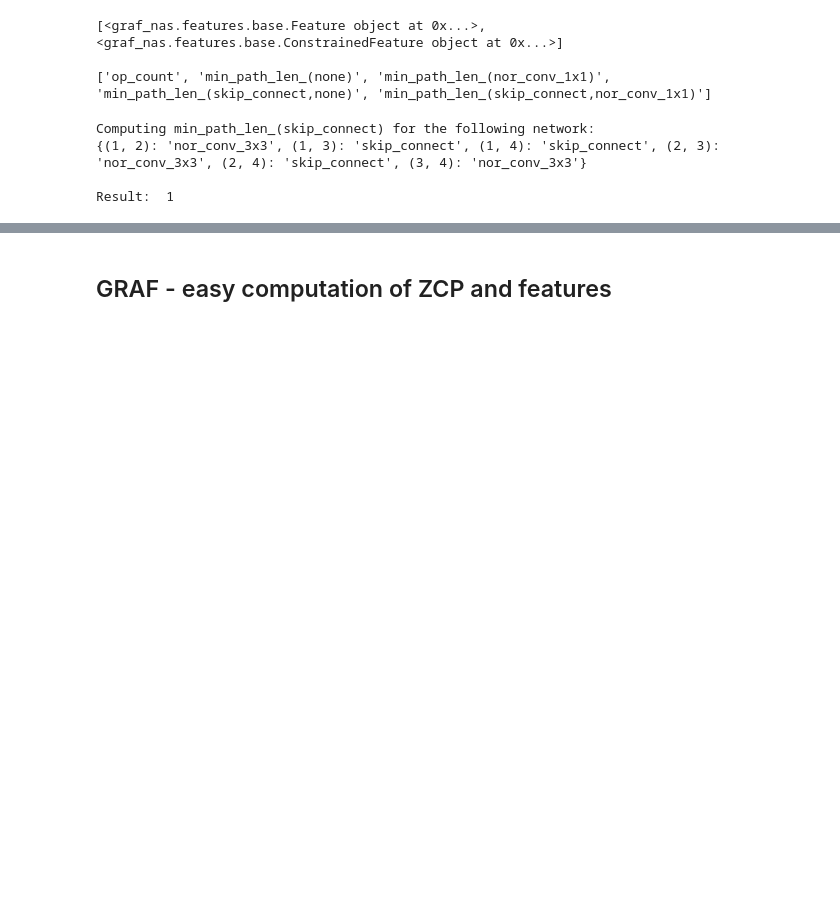
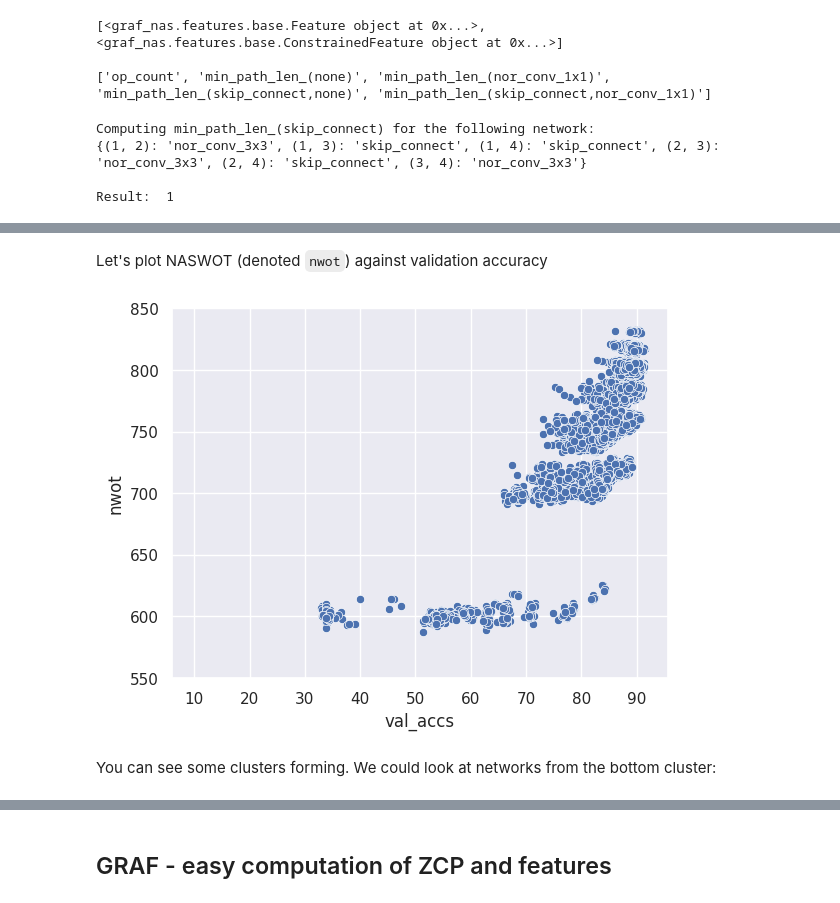
Before and after one commit to gabikadlecova/GRAF, a Jupyter notebook: tutorial/graf.ipynb, the cells around one changed output, grey strips where cells are left out. Saved outputs shown, nothing was run; the diff lists cells and outputs as text; code cells hidden in the pictures; blank space fills up the shorter version.

Commit message:
Most of the tutorial code is done. Add a simple ZeroCost scorer that accepts a function.

```diff
--- a/tutorial/graf.ipynb
+++ b/tutorial/graf.ipynb
@@ -180,0 +197,21 @@ Result:  1
+# %%
+from graf_nas.search_space.reduntant import remove_zero_branches
+
+# the NB201 benchmark contains networks with unreachable operations due to zero ops
+# let's remove them - they skew the zero-cost proxy analysis
+new_index = []
+zero_op = 1
+
+for net in zc_dataframe.index:
+    graph = NB201(net).to_graph()
+
+    # skip if networks contains unreachable operations - this function zeroed them out
+    new_graph = remove_zero_branches(graph, zero_op=zero_op)
+    if new_graph.edges != graph.edges:
+        continue
+
+    new_index.append(net)
+
+print('Before removal: ', len(zc_dataframe))
+zc_dataframe = zc_dataframe.loc[new_index].copy()
+print('After removal: ', len(zc_dataframe))
@@ -180,0 +231,25 @@ Result:  1
+# %% [markdown]
+Let's plot NASWOT (denoted `nwot`) against validation accuracy
+# %%
+import matplotlib.pyplot as plt
+import seaborn as sns
+sns.set_theme()
+
+# ylims per proxy (each has different score ranges and outliers)
+ylims = {'nwot': (550, 850)}
+
+def plt_ylim(prox):
+    if prox not in ylims:
+        return
+    plt.ylim(ylims[prox][0], ylims[prox][1])
+# %%
+proxy = 'nwot'
+
+sns.scatterplot(data=zc_dataframe, x='val_accs', y=proxy)
+#plt.xlim(70, 91)
+plt_ylim(proxy)
+plt.show()
+# %% [output]
+[figure, added]
+# %% [markdown]
+You can see some clusters forming. We could look at networks from the bottom cluster:
```
Also changed, not shown: parts of 42 cells of this notebook, 1 other file.
